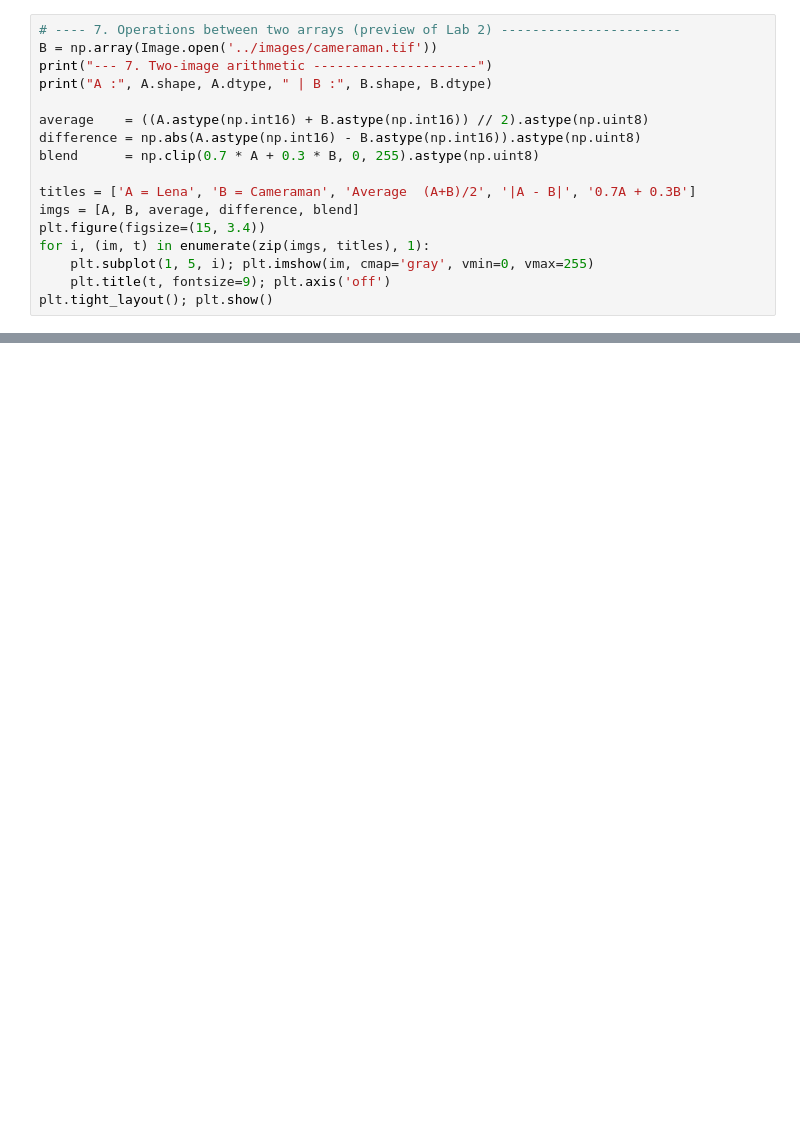
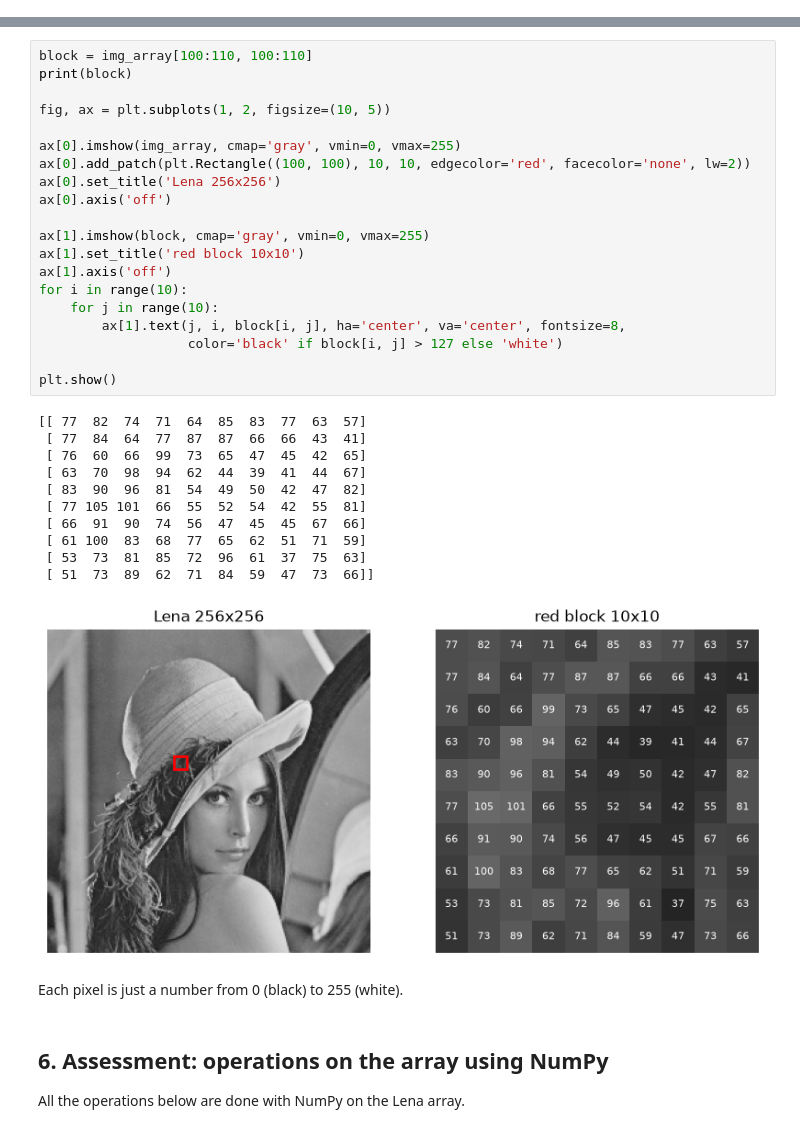
Before and after one commit to zunecs/ARTI403, a Jupyter notebook: Lab1/Lab1_Basics_of_Programming_with_Python.ipynb, the cells around one changed output, grey strips where cells are left out. Cells and saved outputs as stored; diff of their text form; blank space fills up the shorter version.

```diff
--- a/Lab1/Lab1_Basics_of_Programming_with_Python.ipynb
+++ b/Lab1/Lab1_Basics_of_Programming_with_Python.ipynb
@@ -798,17 +0,0 @@ dstack -> colour  : (256, 256, 3)
-# %%
-# ---- 7. Operations between two arrays (preview of Lab 2) -----------------------
-B = np.array(Image.open('../images/cameraman.tif'))
-print("--- 7. Two-image arithmetic ---------------------")
-print("A :", A.shape, A.dtype, " | B :", B.shape, B.dtype)
-
-average    = ((A.astype(np.int16) + B.astype(np.int16)) // 2).astype(np.uint8)
-difference = np.abs(A.astype(np.int16) - B.astype(np.int16)).astype(np.uint8)
-blend      = np.clip(0.7 * A + 0.3 * B, 0, 255).astype(np.uint8)
-
-titles = ['A = Lena', 'B = Cameraman', 'Average  (A+B)/2', '|A - B|', '0.7A + 0.3B']
-imgs = [A, B, average, difference, blend]
-plt.figure(figsize=(15, 3.4))
-for i, (im, t) in enumerate(zip(imgs, titles), 1):
-    plt.subplot(1, 5, i); plt.imshow(im, cmap='gray', vmin=0, vmax=255)
-    plt.title(t, fontsize=9); plt.axis('off')
-plt.tight_layout(); plt.show()
@@ -829,0 +526,38 @@ A : (256, 256) uint8  | B : (256, 256) uint8
+# %%
+block = img_array[100:110, 100:110]
+print(block)
+
+fig, ax = plt.subplots(1, 2, figsize=(10, 5))
+
+ax[0].imshow(img_array, cmap='gray', vmin=0, vmax=255)
+ax[0].add_patch(plt.Rectangle((100, 100), 10, 10, edgecolor='red', facecolor='none', lw=2))
+ax[0].set_title('Lena 256x256')
+ax[0].axis('off')
+
+ax[1].imshow(block, cmap='gray', vmin=0, vmax=255)
+ax[1].set_title('red block 10x10')
+ax[1].axis('off')
+for i in range(10):
+    for j in range(10):
+        ax[1].text(j, i, block[i, j], ha='center', va='center', fontsize=8,
+                   color='black' if block[i, j] > 127 else 'white')
+
+plt.show()
+# %% [output]
+[[ 77  82  74  71  64  85  83  77  63  57]
+ [ 77  84  64  77  87  87  66  66  43  41]
+ [ 76  60  66  99  73  65  47  45  42  65]
+ [ 63  70  98  94  62  44  39  41  44  67]
+ [ 83  90  96  81  54  49  50  42  47  82]
+ [ 77 105 101  66  55  52  54  42  55  81]
+ [ 66  91  90  74  56  47  45  45  67  66]
+ [ 61 100  83  68  77  65  62  51  71  59]
+ [ 53  73  81  85  72  96  61  37  75  63]
+ [ 51  73  89  62  71  84  59  47  73  66]]
+[figure, added]
+# %% [markdown]
+Each pixel is just a number from 0 (black) to 255 (white).
+# %% [markdown]
+## 6. Assessment: operations on the array using NumPy
+
+All the operations below are done with NumPy on the Lena array.
```
Also changed, not shown: parts of 86 cells of this notebook, 31 other files.
